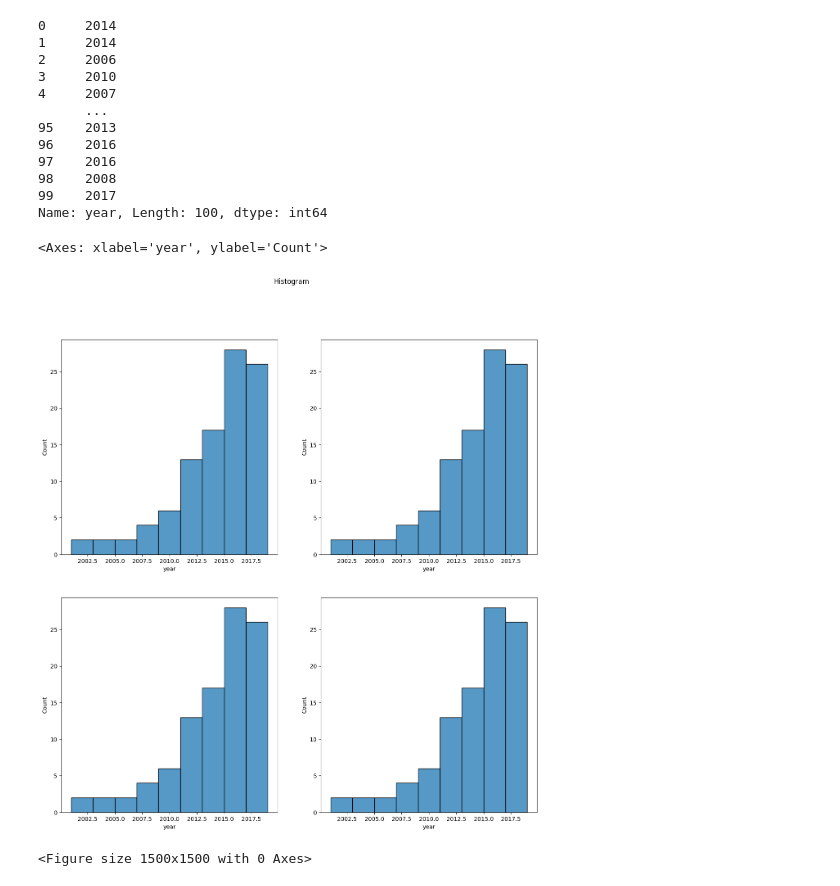
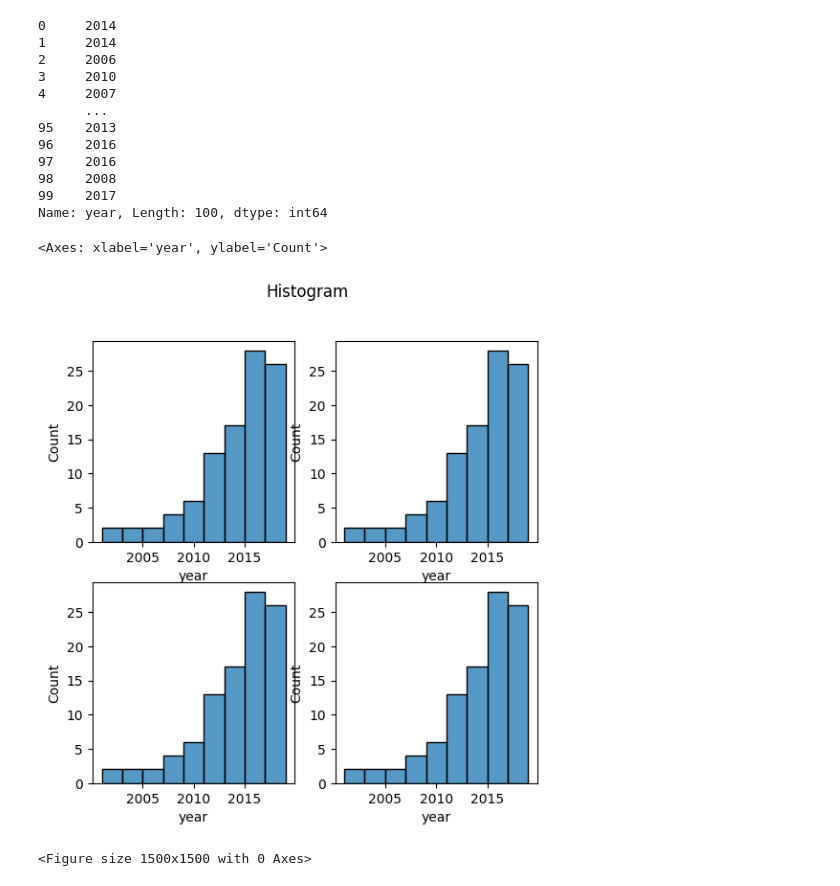
Before and after one commit to Asyfulazhim/peneraju_machine_learning, a Jupyter notebook: E-Box/idesign17_ML4.ipynb, the cells around one changed output. Drawn from its saved outputs; the diff is of its cells as text; code cells hidden in the pictures.

```diff
--- a/E-Box/idesign17_ML4.ipynb
+++ b/E-Box/idesign17_ML4.ipynb
@@ -119,15 +119,15 @@ Name: year, Length: 100, dtype: int64
 # %%
 cols = 3
 rows = 3
-fig = plt.figure(figsize=(cols*5, rows*5))
+fig = plt.figure(figsize=(cols*2, rows*2))
 plt.suptitle("Histogram")
 sns.histplot(x = num_cols['year'], ax = fig.add_subplot(2,2,1))
 sns.histplot(x = num_cols['year'], ax = fig.add_subplot(2,2,2))
 sns.histplot(x = num_cols['year'], ax = fig.add_subplot(2,2,3))
 sns.histplot(x = num_cols['year'], ax = fig.add_subplot(2,2,4))
 # %% [output]
 <Axes: xlabel='year', ylabel='Count'>
-[figure, old version]
+[figure, new version]
 # %%
 cols = 3
 rows = 3
```
Also changed, not shown: parts of 15 cells of this notebook, 7 other files.
